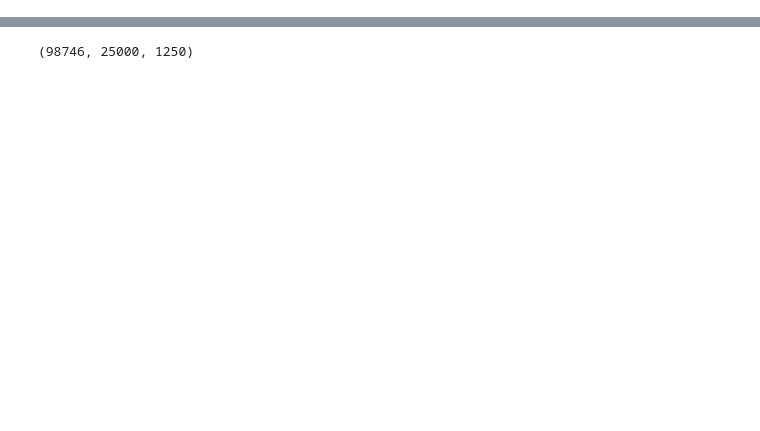
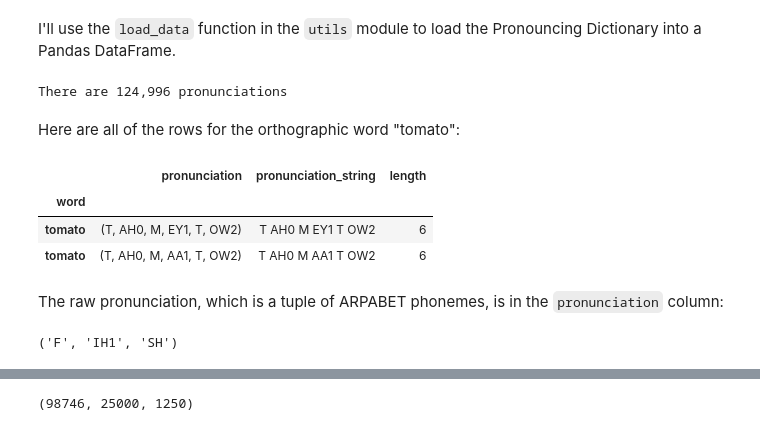
Before and after one commit to colinpollock/sonorant, a Jupyter notebook: LM RNN.ipynb, the cells around one changed output, grey strips where cells are left out. Cells and saved outputs as stored; diff of their text form; code cells hidden in the pictures; blank space fills up the shorter version.

```diff
--- a/LM RNN.ipynb
+++ b/LM RNN.ipynb
@@ -41,0 +33,27 @@ df['length'] = df.pronunciation.apply(len)
+# %% [markdown]
+I'll use the `load_data` function in the `utils` module to load the Pronouncing Dictionary into a Pandas DataFrame.
+# %%
+df = load_data(True)
+
+# TODO: put these two things in the actual load function
+
+# TODO: have the word as the index
+
+print(f"There are {len(df):,} pronunciations")
+# %% [output]
+There are 124,996 pronunciations
+# %% [markdown]
+Here are all of the rows for the orthographic word "tomato":
+# %%
+df.loc['tomato']
+# %% [output]
+|  | pronunciation | pronunciation_string | length |
+| word |  |  |  |
+| tomato | (T, AH0, M, EY1, T, OW2) | T AH0 M EY1 T OW2 | 6 |
+| tomato | (T, AH0, M, AA1, T, OW2) | T AH0 M AA1 T OW2 | 6 |
+# %% [markdown]
+The raw pronunciation, which is a tuple of ARPABET phonemes, is in the `pronunciation` column:
+# %%
+df.loc['fish', 'pronunciation']
+# %% [output]
+('F', 'IH1', 'SH')
```
Also changed, not shown: parts of 96 cells of this notebook.
